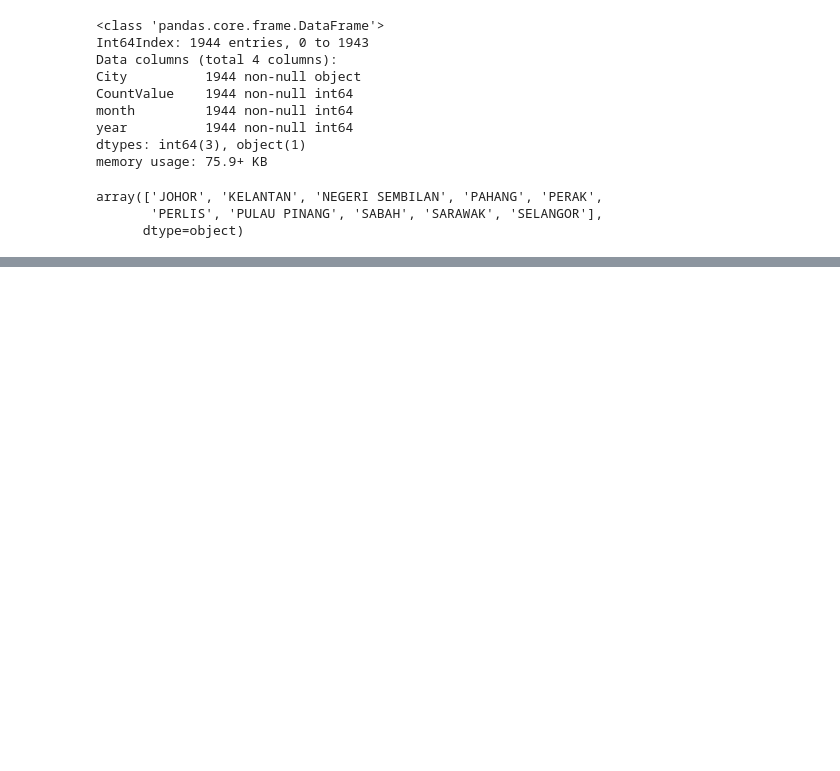
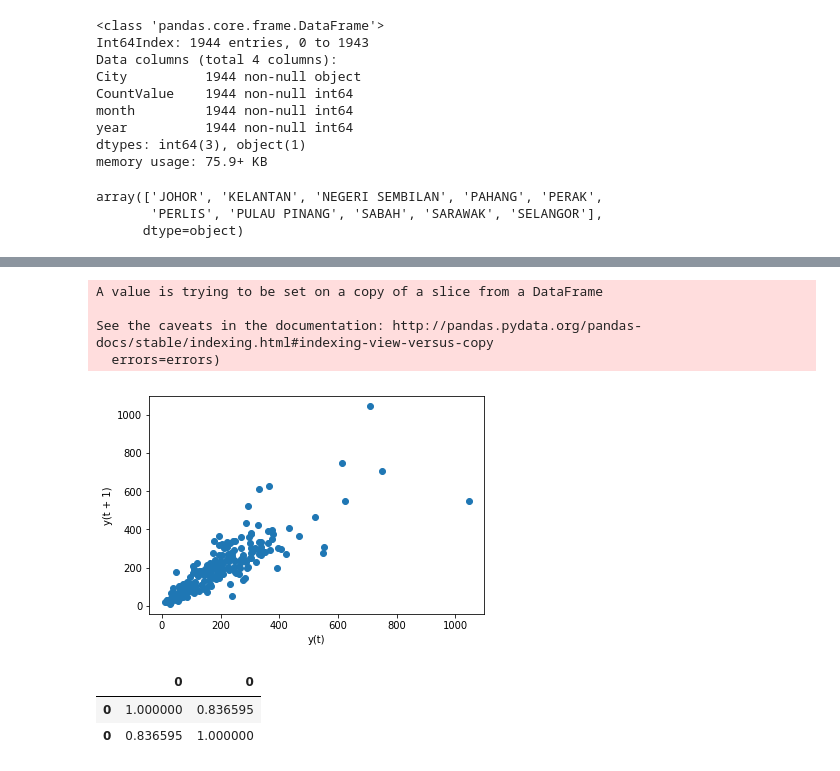
Before and after one commit to FHyder/CapstoneProject, a Jupyter notebook: Untitled.ipynb, the cells around one changed output, grey strips where cells are left out. Drawn from its saved outputs; the diff is of its cells as text; code cells hidden in the pictures; blank space fills up the shorter version.

```diff
--- a/Untitled.ipynb
+++ b/Untitled.ipynb
@@ -1356,0 +517,10 @@ mdf
+# %%
+df['time'] = dff.PeriodStartDate #bring back time, remove month and year and set time as the index
+df.drop(['month', 'year'], inplace= True, axis = 1)
+df['Count'] = mdf.CountValue
+df.drop('CountValue', axis = 1, inplace = True)
+# %%
+df.set_index('time', inplace = True)
+# %%
+Jo = df[df.City == 'JOHOR']
+Jo.info()
@@ -1356,0 +562,23 @@ mdf
+# %%
+Jo.drop(['count'], axis = 1, inplace = True)
+# %% [output]
+A value is trying to be set on a copy of a slice from a DataFrame
+
+See the caveats in the documentation: http://pandas.pydata.org/pandas-docs/stable/indexing.html#indexing-view-versus-copy
+  errors=errors)
+# %%
+
+lag_plot(Jo['Count'])
+plt.show()
+# %% [output]
+[figure, added]
+# %%
+series = Jo.Count
+values = pd.DataFrame(series.values)
+dataf = pd.concat([values.shift(1), values], axis = 1)
+dataf.colums = ['t-1', 't+1']
+dataf.corr()
+# %% [output]
+|  | 0 | 0 |
+| 0 | 1.000000 | 0.836595 |
+| 0 | 0.836595 | 1.000000 |
```
Also changed, not shown: parts of 143 cells of this notebook, 2 other files.
